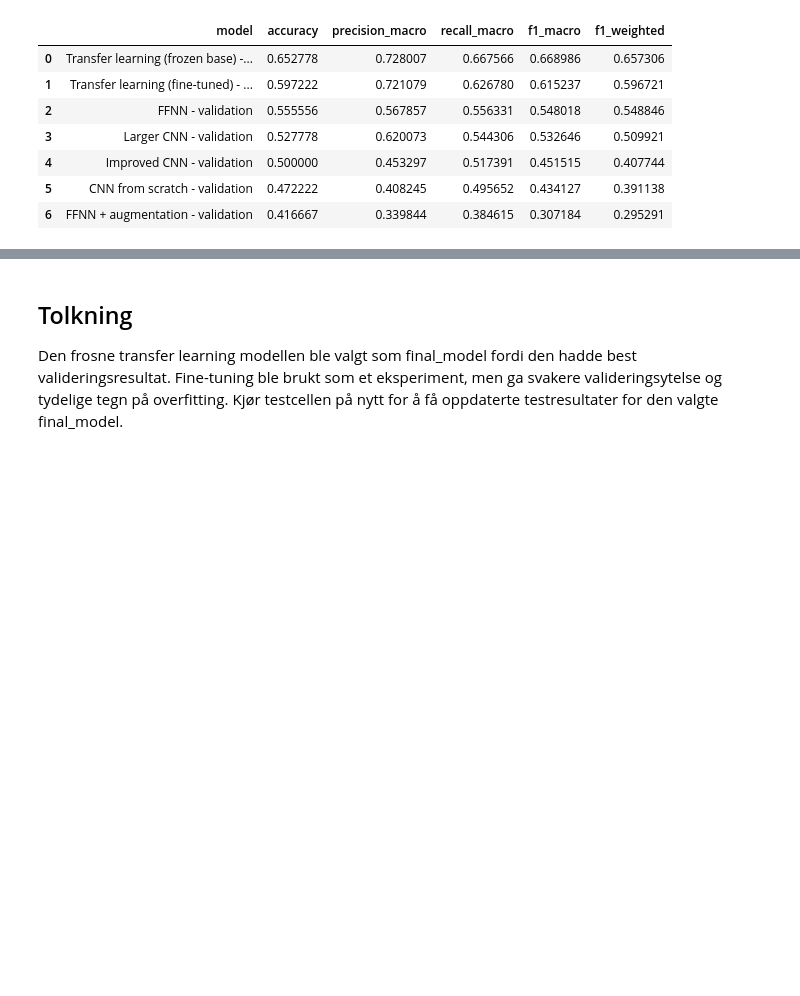
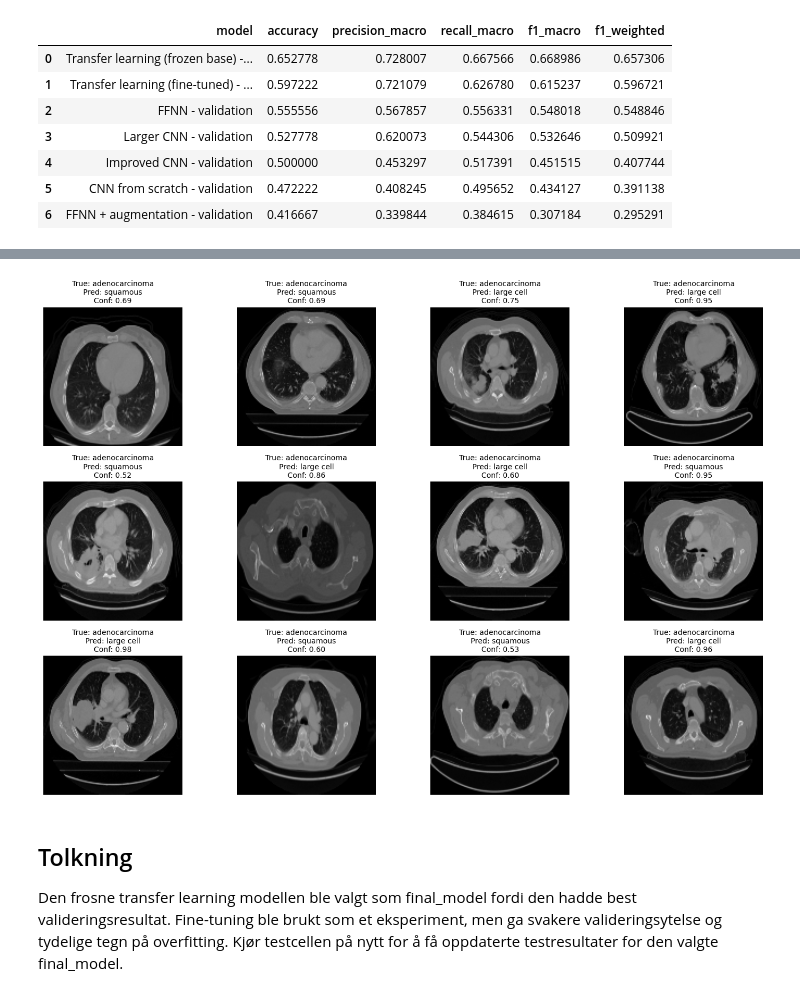
Before and after one commit to chritof/Chest-Cancer-Detections-Using-Deep-Learning, a Jupyter notebook: ChestCancer/utforskeData.ipynb, the cells around one changed output, grey strips where cells are left out. Saved outputs shown, nothing was run; the diff lists cells and outputs as text; code cells hidden in the pictures; blank space fills up the shorter version.

```diff
--- a/ChestCancer/utforskeData.ipynb
+++ b/ChestCancer/utforskeData.ipynb
@@ -1229,0 +1320,15 @@ plot_confusion(y_true_test, y_pred_test, "Confusion Matrix - Final Model (Test)"
+# %%
+display_names = [
+    "adenocarcinoma",
+    "large cell",
+    "normal",
+    "squamous"
+]
+
+show_misclassified_images(
+    final_model,
+    final_test_data,
+    display_names,
+    num_images=12
+)
+# %% [output]
@@ -1230,3 +1336,4 @@ plot_confusion(y_true_test, y_pred_test, "Confusion Matrix - Final Model (Test)"
+[figure, added]
 # %% [markdown]
 Tolkning
 --
```
Also changed, not shown: parts of 30 cells of this notebook, 2 other files.
